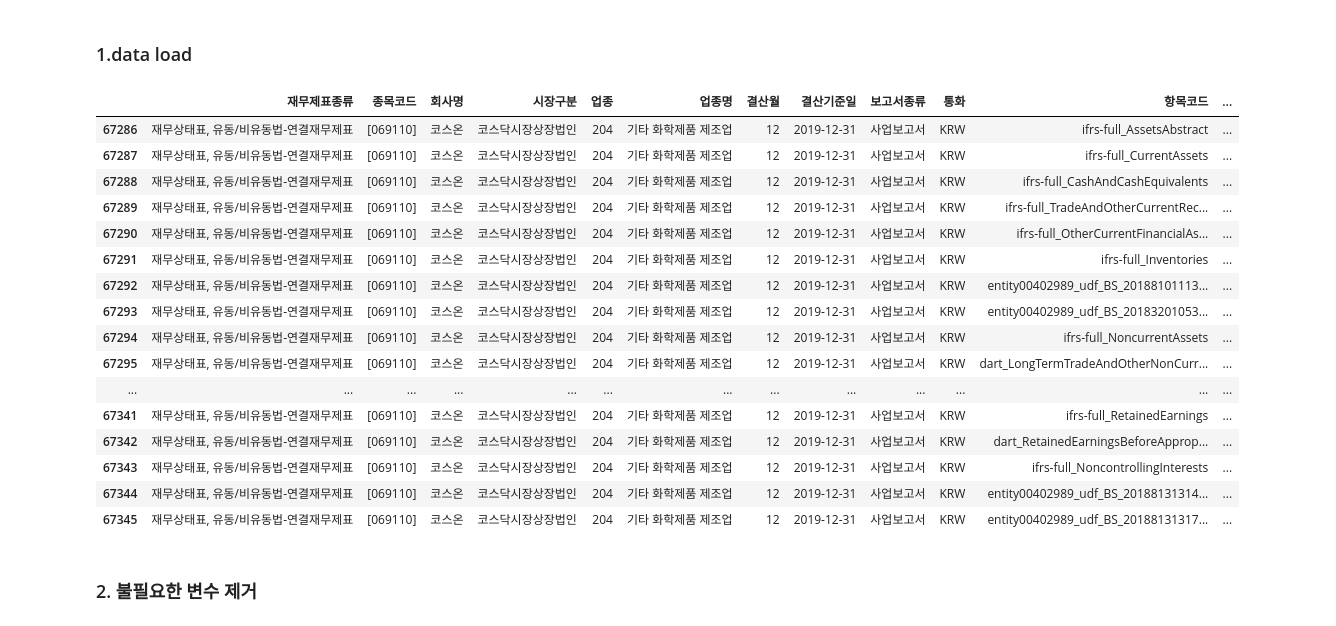
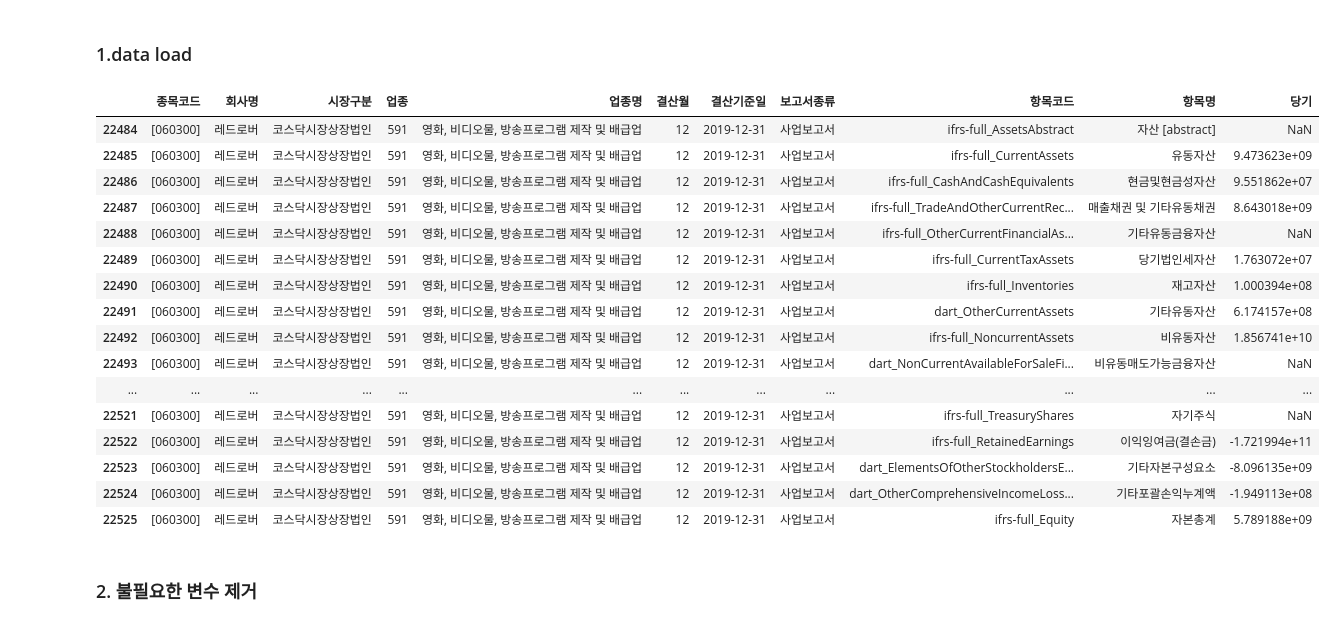
Before and after one commit to DominKim/Final_project, a Jupyter notebook: 2019사업보고서_EDA.ipynb, the cells around one changed output. Saved outputs shown, nothing was run; the diff lists cells and outputs as text; code cells hidden in the pictures.

Commit message:
without_entity_data

```diff
--- a/2019사업보고서_EDA.ipynb
+++ b/2019사업보고서_EDA.ipynb
@@ -10,25 +10,25 @@ import re
 #  data load
 df2019 = pd.read_csv("./data/2019_사업보고서_01_재무상태표_연결_20200623.txt", sep = "\t", encoding = "cp949")
 # %%
-df2019[df2019["회사명"] == "코스온"]
+df2019[df2019["회사명"] == "레드로버"]
 # %% [output]
-|  | 재무제표종류 | 종목코드 | 회사명 | 시장구분 | 업종 | 업종명 | 결산월 | 결산기준일 | 보고서종류 | 통화 | 항목코드 | ... |
-| 67286 | 재무상태표, 유동/비유동법-연결재무제표 | [069110] | 코스온 | 코스닥시장상장법인 | 204 | 기타 화학제품 제조업 | 12 | 2019-12-31 | 사업보고서 | KRW | ifrs-full_AssetsAbstract | ... |
-| 67287 | 재무상태표, 유동/비유동법-연결재무제표 | [069110] | 코스온 | 코스닥시장상장법인 | 204 | 기타 화학제품 제조업 | 12 | 2019-12-31 | 사업보고서 | KRW | ifrs-full_CurrentAssets | ... |
-| 67288 | 재무상태표, 유동/비유동법-연결재무제표 | [069110] | 코스온 | 코스닥시장상장법인 | 204 | 기타 화학제품 제조업 | 12 | 2019-12-31 | 사업보고서 | KRW | ifrs-full_CashAndCashEquivalents | ... |
-| 67289 | 재무상태표, 유동/비유동법-연결재무제표 | [069110] | 코스온 | 코스닥시장상장법인 | 204 | 기타 화학제품 제조업 | 12 | 2019-12-31 | 사업보고서 | KRW | ifrs-full_TradeAndOtherCurrentRec... | ... |
-| 67290 | 재무상태표, 유동/비유동법-연결재무제표 | [069110] | 코스온 | 코스닥시장상장법인 | 204 | 기타 화학제품 제조업 | 12 | 2019-12-31 | 사업보고서 | KRW | ifrs-full_OtherCurrentFinancialAs... | ... |
-| 67291 | 재무상태표, 유동/비유동법-연결재무제표 | [069110] | 코스온 | 코스닥시장상장법인 | 204 | 기타 화학제품 제조업 | 12 | 2019-12-31 | 사업보고서 | KRW | ifrs-full_Inventories | ... |
-| 67292 | 재무상태표, 유동/비유동법-연결재무제표 | [069110] | 코스온 | 코스닥시장상장법인 | 204 | 기타 화학제품 제조업 | 12 | 2019-12-31 | 사업보고서 | KRW | entity00402989_udf_BS_20188101113... | ... |
-| 67293 | 재무상태표, 유동/비유동법-연결재무제표 | [069110] | 코스온 | 코스닥시장상장법인 | 204 | 기타 화학제품 제조업 | 12 | 2019-12-31 | 사업보고서 | KRW | entity00402989_udf_BS_20183201053... | ... |
-| 67294 | 재무상태표, 유동/비유동법-연결재무제표 | [069110] | 코스온 | 코스닥시장상장법인 | 204 | 기타 화학제품 제조업 | 12 | 2019-12-31 | 사업보고서 | KRW | ifrs-full_NoncurrentAssets | ... |
-| 67295 | 재무상태표, 유동/비유동법-연결재무제표 | [069110] | 코스온 | 코스닥시장상장법인 | 204 | 기타 화학제품 제조업 | 12 | 2019-12-31 | 사업보고서 | KRW | dart_LongTermTradeAndOtherNonCurr... | ... |
-| ... | ... | ... | ... | ... | ... | ... | ... | ... | ... | ... | ... | ... |
-| 67341 | 재무상태표, 유동/비유동법-연결재무제표 | [069110] | 코스온 | 코스닥시장상장법인 | 204 | 기타 화학제품 제조업 | 12 | 2019-12-31 | 사업보고서 | KRW | ifrs-full_RetainedEarnings | ... |
-| 67342 | 재무상태표, 유동/비유동법-연결재무제표 | [069110] | 코스온 | 코스닥시장상장법인 | 204 | 기타 화학제품 제조업 | 12 | 2019-12-31 | 사업보고서 | KRW | dart_RetainedEarningsBeforeApprop... | ... |
-| 67343 | 재무상태표, 유동/비유동법-연결재무제표 | [069110] | 코스온 | 코스닥시장상장법인 | 204 | 기타 화학제품 제조업 | 12 | 2019-12-31 | 사업보고서 | KRW | ifrs-full_NoncontrollingInterests | ... |
-| 67344 | 재무상태표, 유동/비유동법-연결재무제표 | [069110] | 코스온 | 코스닥시장상장법인 | 204 | 기타 화학제품 제조업 | 12 | 2019-12-31 | 사업보고서 | KRW | entity00402989_udf_BS_20188131314... | ... |
-| 67345 | 재무상태표, 유동/비유동법-연결재무제표 | [069110] | 코스온 | 코스닥시장상장법인 | 204 | 기타 화학제품 제조업 | 12 | 2019-12-31 | 사업보고서 | KRW | entity00402989_udf_BS_20188131317... | ... |
+|  | 종목코드 | 회사명 | 시장구분 | 업종 | 업종명 | 결산월 | 결산기준일 | 보고서종류 | 항목코드 | 항목명 | 당기 |
+| 22484 | [060300] | 레드로버 | 코스닥시장상장법인 | 591 | 영화, 비디오물, 방송프로그램 제작 및 배급업 | 12 | 2019-12-31 | 사업보고서 | ifrs-full_AssetsAbstract | 자산 [abstract] | NaN |
+| 22485 | [060300] | 레드로버 | 코스닥시장상장법인 | 591 | 영화, 비디오물, 방송프로그램 제작 및 배급업 | 12 | 2019-12-31 | 사업보고서 | ifrs-full_CurrentAssets | 유동자산 | 9.473623e+09 |
+| 22486 | [060300] | 레드로버 | 코스닥시장상장법인 | 591 | 영화, 비디오물, 방송프로그램 제작 및 배급업 | 12 | 2019-12-31 | 사업보고서 | ifrs-full_CashAndCashEquivalents | 현금및현금성자산 | 9.551862e+07 |
+| 22487 | [060300] | 레드로버 | 코스닥시장상장법인 | 591 | 영화, 비디오물, 방송프로그램 제작 및 배급업 | 12 | 2019-12-31 | 사업보고서 | ifrs-full_TradeAndOtherCurrentRec... | 매출채권 및 기타유동채권 | 8.643018e+09 |
+| 22488 | [060300] | 레드로버 | 코스닥시장상장법인 | 591 | 영화, 비디오물, 방송프로그램 제작 및 배급업 | 12 | 2019-12-31 | 사업보고서 | ifrs-full_OtherCurrentFinancialAs... | 기타유동금융자산 | NaN |
+| 22489 | [060300] | 레드로버 | 코스닥시장상장법인 | 591 | 영화, 비디오물, 방송프로그램 제작 및 배급업 | 12 | 2019-12-31 | 사업보고서 | ifrs-full_CurrentTaxAssets | 당기법인세자산 | 1.763072e+07 |
+| 22490 | [060300] | 레드로버 | 코스닥시장상장법인 | 591 | 영화, 비디오물, 방송프로그램 제작 및 배급업 | 12 | 2019-12-31 | 사업보고서 | ifrs-full_Inventories | 재고자산 | 1.000394e+08 |
+| 22491 | [060300] | 레드로버 | 코스닥시장상장법인 | 591 | 영화, 비디오물, 방송프로그램 제작 및 배급업 | 12 | 2019-12-31 | 사업보고서 | dart_OtherCurrentAssets | 기타유동자산 | 6.174157e+08 |
+| 22492 | [060300] | 레드로버 | 코스닥시장상장법인 | 591 | 영화, 비디오물, 방송프로그램 제작 및 배급업 | 12 | 2019-12-31 | 사업보고서 | ifrs-full_NoncurrentAssets | 비유동자산 | 1.856741e+10 |
+| 22493 | [060300] | 레드로버 | 코스닥시장상장법인 | 591 | 영화, 비디오물, 방송프로그램 제작 및 배급업 | 12 | 2019-12-31 | 사업보고서 | dart_NonCurrentAvailableForSaleFi... | 비유동매도가능금융자산 | NaN |
+| ... | ... | ... | ... | ... | ... | ... | ... | ... | ... | ... | ... |
+| 22521 | [060300] | 레드로버 | 코스닥시장상장법인 | 591 | 영화, 비디오물, 방송프로그램 제작 및 배급업 | 12 | 2019-12-31 | 사업보고서 | ifrs-full_TreasuryShares | 자기주식 | NaN |
+| 22522 | [060300] | 레드로버 | 코스닥시장상장법인 | 591 | 영화, 비디오물, 방송프로그램 제작 및 배급업 | 12 | 2019-12-31 | 사업보고서 | ifrs-full_RetainedEarnings | 이익잉여금(결손금) | -1.721994e+11 |
+| 22523 | [060300] | 레드로버 | 코스닥시장상장법인 | 591 | 영화, 비디오물, 방송프로그램 제작 및 배급업 | 12 | 2019-12-31 | 사업보고서 | dart_ElementsOfOtherStockholdersE... | 기타자본구성요소 | -8.096135e+09 |
+| 22524 | [060300] | 레드로버 | 코스닥시장상장법인 | 591 | 영화, 비디오물, 방송프로그램 제작 및 배급업 | 12 | 2019-12-31 | 사업보고서 | dart_OtherComprehensiveIncomeLoss... | 기타포괄손익누계액 | -1.949113e+08 |
+| 22525 | [060300] | 레드로버 | 코스닥시장상장법인 | 591 | 영화, 비디오물, 방송프로그램 제작 및 배급업 | 12 | 2019-12-31 | 사업보고서 | ifrs-full_Equity | 자본총계 | 5.789188e+09 |
 # %% [markdown]
 ### 2. 불필요한 변수 제거
 # %%
```
Also changed, not shown: parts of 10 cells of this notebook, 4 other files.
